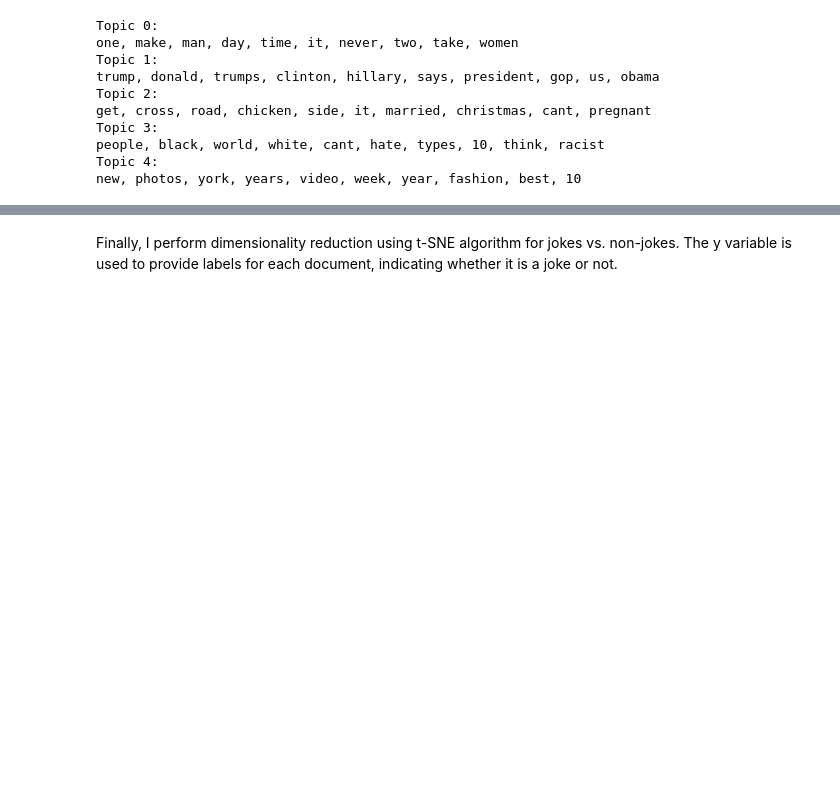
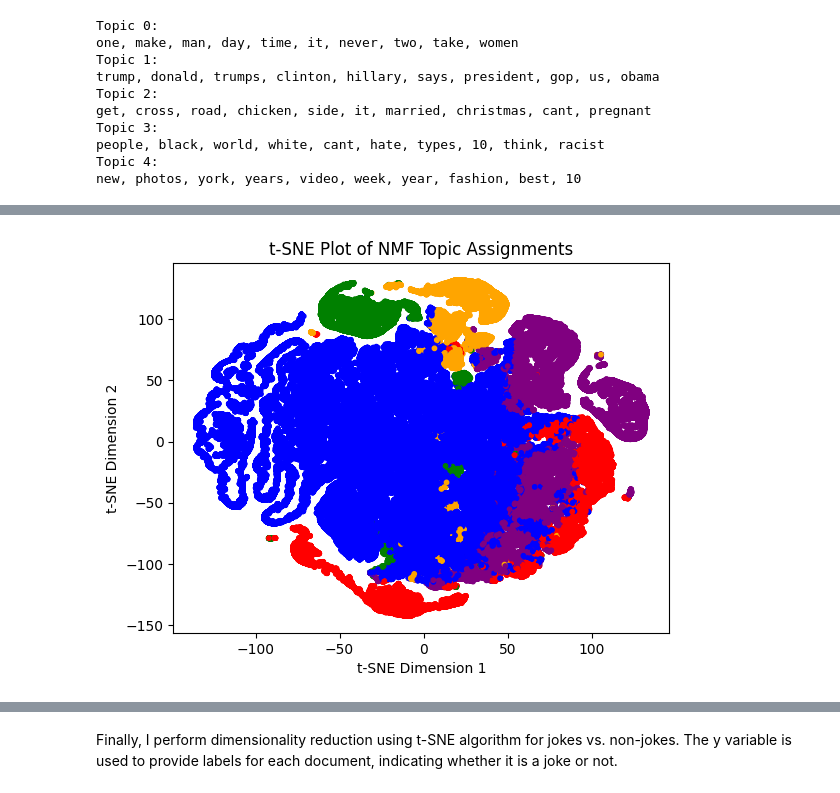
Before and after one commit to gvogt2023/Humor-Detection-Capstone, a Jupyter notebook: topic_modeling.ipynb, the cells around one changed output, grey strips where cells are left out. Cells and saved outputs as stored; diff of their text form; code cells hidden in the pictures; blank space fills up the shorter version.

Commit message:
topic modeling updates

```diff
--- a/topic_modeling.ipynb
+++ b/topic_modeling.ipynb
@@ -333,3 +333,17 @@ tsne_nmf = tsne_model.fit_transform(doc_topics)
+# %%
+# Assign a color to each topic
+colors = ['blue', 'red', 'green', 'orange', 'purple']
+
+topic_labels = np.argmax(doc_topics, axis=1)
+
+# Plot the t-SNE results with different colors for each topic
+plt.scatter(tsne_nmf[:, 0], tsne_nmf[:, 1], c=[colors[i] for i in topic_labels], s=10)
+plt.title("t-SNE Plot of NMF Topic Assignments")
+plt.xlabel("t-SNE Dimension 1")
+plt.ylabel("t-SNE Dimension 2")
+plt.show()
+# %% [output]
+[figure, added]
 # %%
 import matplotlib.pyplot as plt
 
```
Also changed, not shown: parts of 3 cells of this notebook.
